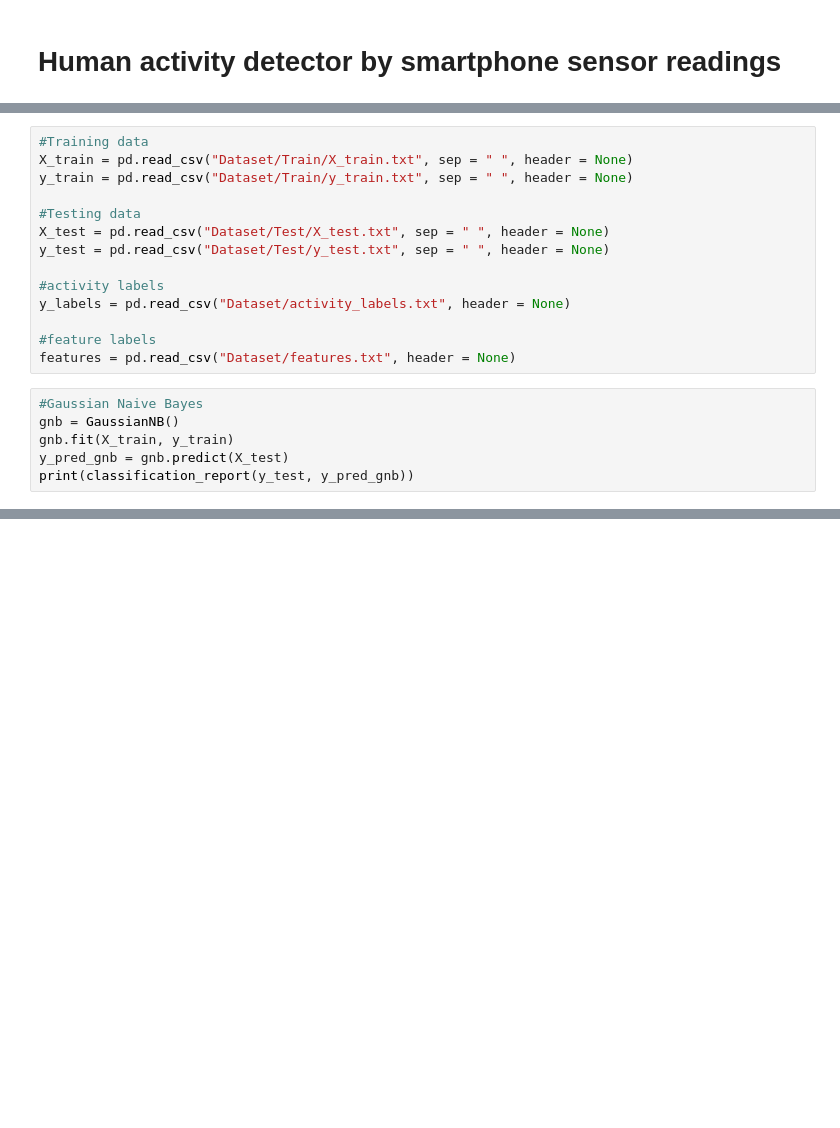
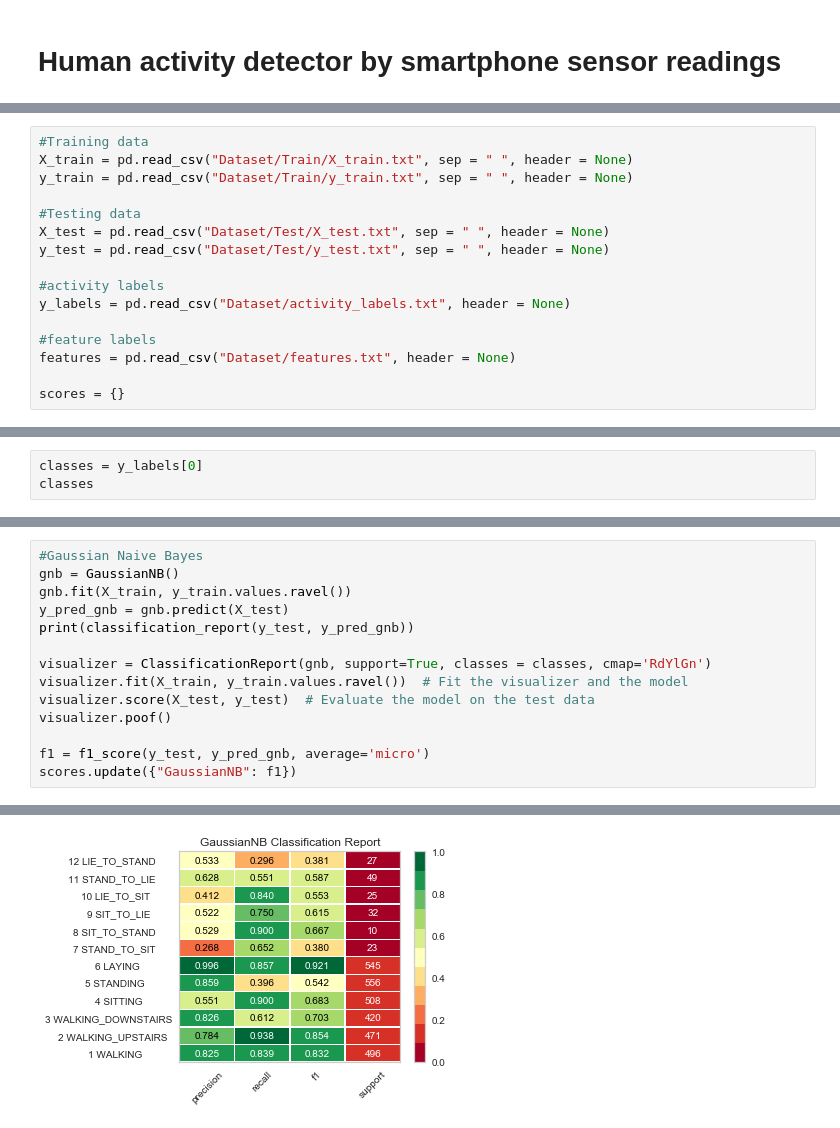
Before and after one commit to ykarki1/smart-move, a Jupyter notebook: naive-bayes.ipynb, the cells around one changed output, grey strips where cells are left out. Drawn from its saved outputs; the diff is of its cells as text; blank space fills up the shorter version.

Commit message:
Add heatmap and bar chart

```diff
--- a/naive-bayes.ipynb
+++ b/naive-bayes.ipynb
@@ -25,9 +28,5 @@ y_labels = pd.read_csv("Dataset/activity_labels.txt", header = None)
 
 #feature labels
 features = pd.read_csv("Dataset/features.txt", header = None)
+
+scores = {}
-# %%
-#Gaussian Naive Bayes
-gnb = GaussianNB()
-gnb.fit(X_train, y_train)
-y_pred_gnb = gnb.predict(X_test)
-print(classification_report(y_test, y_pred_gnb))
@@ -52,0 +49,3 @@ weighted avg       0.79      0.75      0.74      3162
+# %%
+classes = y_labels[0]
+classes
@@ -52,0 +66,15 @@ weighted avg       0.79      0.75      0.74      3162
+# %%
+#Gaussian Naive Bayes
+gnb = GaussianNB()
+gnb.fit(X_train, y_train.values.ravel())
+y_pred_gnb = gnb.predict(X_test)
+print(classification_report(y_test, y_pred_gnb))
+
+visualizer = ClassificationReport(gnb, support=True, classes = classes, cmap='RdYlGn')
+visualizer.fit(X_train, y_train.values.ravel())  # Fit the visualizer and the model
+visualizer.score(X_test, y_test)  # Evaluate the model on the test data
+visualizer.poof()
+
+f1 = f1_score(y_test, y_pred_gnb, average='micro')
+scores.update({"GaussianNB": f1})
+# %% [output]
@@ -53,3 +99,4 @@ weighted avg       0.79      0.75      0.74      3162
+[figure, added]
 # %%
 #Multinomial Naive Bayes
 #Transform data from [-1, 1] to [0, 1]
```
Also changed, not shown: parts of 11 cells of this notebook.
